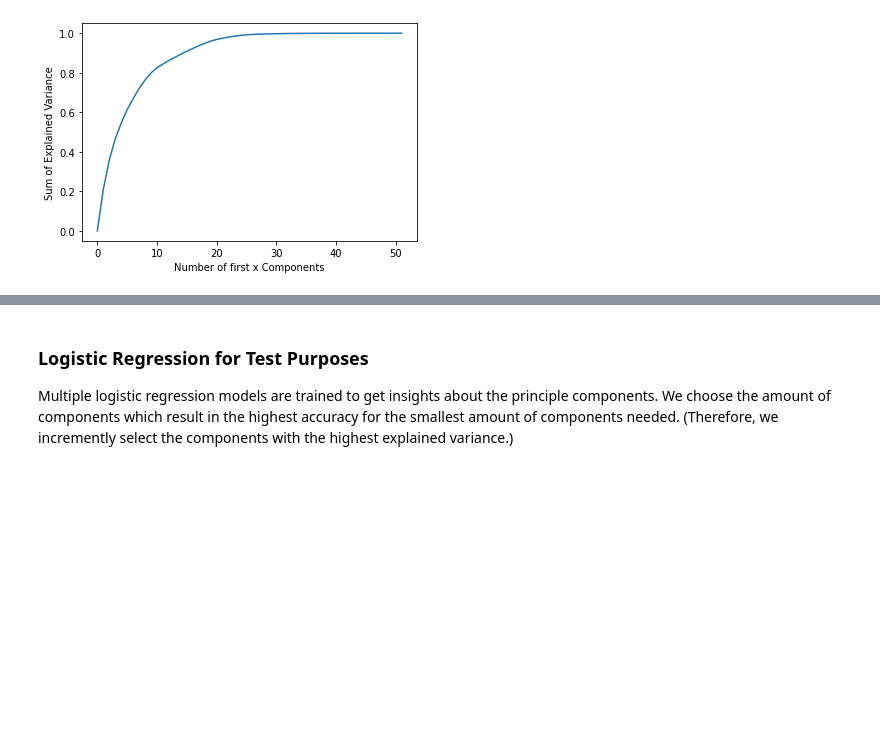
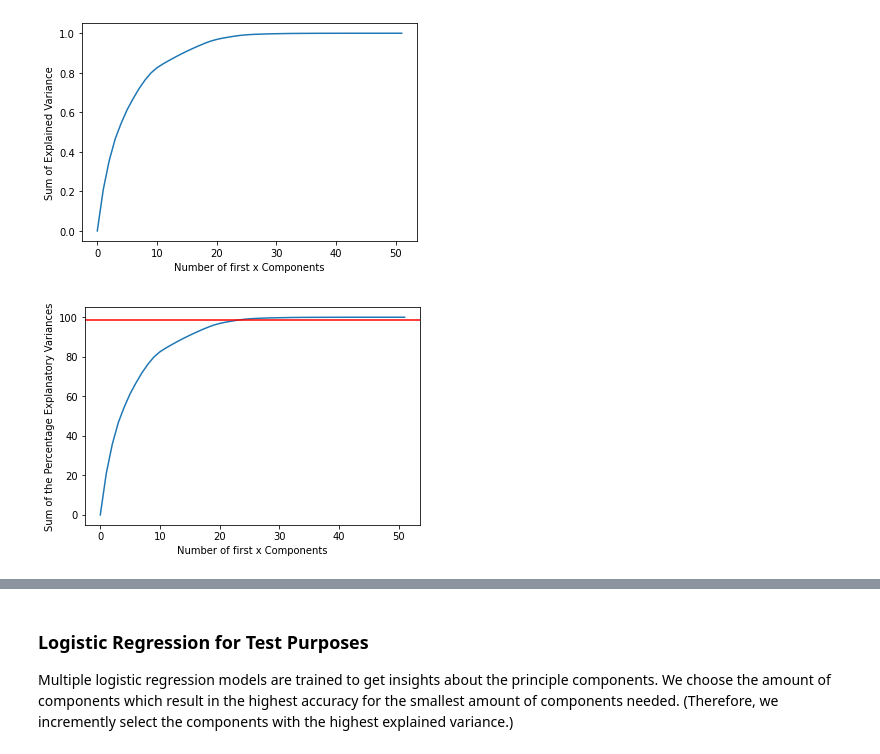
Before and after one commit to Irish-77/ddos-dompteure, a Jupyter notebook: data_preparation.ipynb, the cells around one changed output, grey strips where cells are left out. Saved outputs shown, nothing was run; the diff lists cells and outputs as text; code cells hidden in the pictures; blank space fills up the shorter version.

Commit message:
add graphics for pcad

```diff
--- a/data_preparation.ipynb
+++ b/data_preparation.ipynb
@@ -71,3 +72,10 @@ axes = sns.lineplot(data=explained_variances)
 axes.set(xlabel = 'Number of first x Components', ylabel = 'Sum of Explained Variance');
 # %% [output]
 [figure]
+# %%
+explained_variances = [sum(pca.explained_variance_ratio_[:i])*100 for i in range(len(pca.explained_variance_ratio_))]
+axes = sns.lineplot(data=explained_variances)
+axes.axhline(explained_variances[23], color='r')
+axes.set(xlabel = 'Number of first x Components', ylabel = 'Sum of the Percentage Explanatory Variances');
+# %% [output]
+[figure, added]
```
Also changed, not shown: parts of 3 cells of this notebook, 3 other files.
